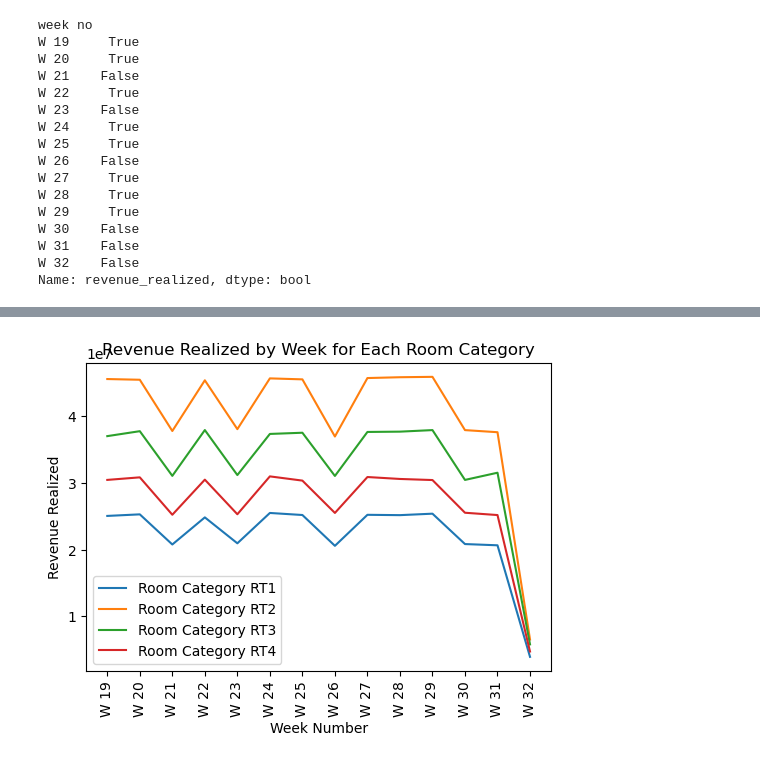
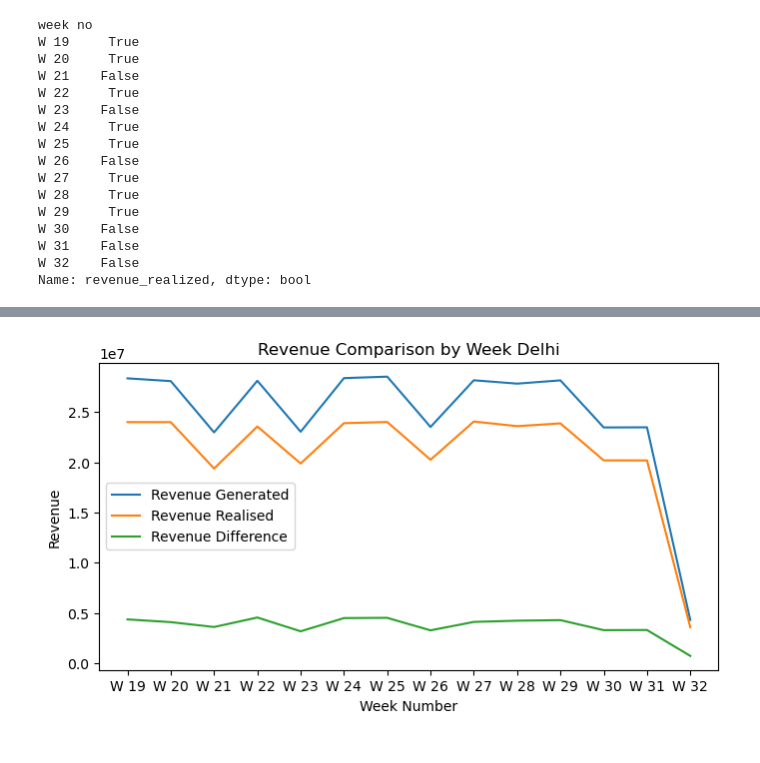
Before and after one commit to sidiquegithub/HOSPITALITY-PROJECT, a Jupyter notebook: CODE/ANALYSIS .ipynb, the cells around one changed output, grey strips where cells are left out. Drawn from its saved outputs; the diff is of its cells as text; code cells hidden in the pictures.

```diff
--- a/CODE/ANALYSIS .ipynb
+++ b/CODE/ANALYSIS .ipynb
@@ -707,24 +446,0 @@ room_rev_real_week = df_2.groupby(['room_category','week no'])['revenue_realized
-# %%
-# Plotting each room_category separately
-plt.figure(figsize=(6, 4))
-
-for room_category in unique_room_categories:
-    # Filter data for the current room_category
-    category_data = room_rev_real_week[room_rev_real_week['room_category'] == room_category]
-
-    # Plot the data
-    plt.plot(category_data['week no'], category_data['revenue_realized'], label=f'Room Category {room_category}')
-
-# Adding labels and title
-plt.xlabel('Week Number')
-plt.ylabel('Revenue Realized')
-plt.title('Revenue Realized by Week for Each Room Category')
-plt.legend()
-
-# Rotate week numbers vertically on the x-axis
-plt.xticks(rotation='vertical')
-
-# Show the plot
-plt.show()
-# %% [output]
-[figure, removed]
@@ -733,0 +459,23 @@ plt.show()
+# %%
+# Plotting Delhi Week Wise Revenue
+plt.figure(figsize=(8, 4))
+
+# Plot 'rev_gen'
+plt.plot(Del_rev_gen.index, Del_rev_gen, label='Revenue Generated')
+
+# Plot 'rev_real'
+plt.plot(Del_rev_real.index, Del_rev_real, label='Revenue Realised')
+
+# Plot 'rev_dif'
+plt.plot(Del_rev_dif.index, Del_rev_dif, label='Revenue Difference')
+
+# Adding labels and title
+plt.xlabel('Week Number')
+plt.ylabel('Revenue')
+plt.title('Revenue Comparison by Week Delhi')
+plt.legend()
+
+# Show the plot
+plt.show()
+# %% [output]
+[figure, added]
```
Also changed, not shown: parts of 85 cells of this notebook.
